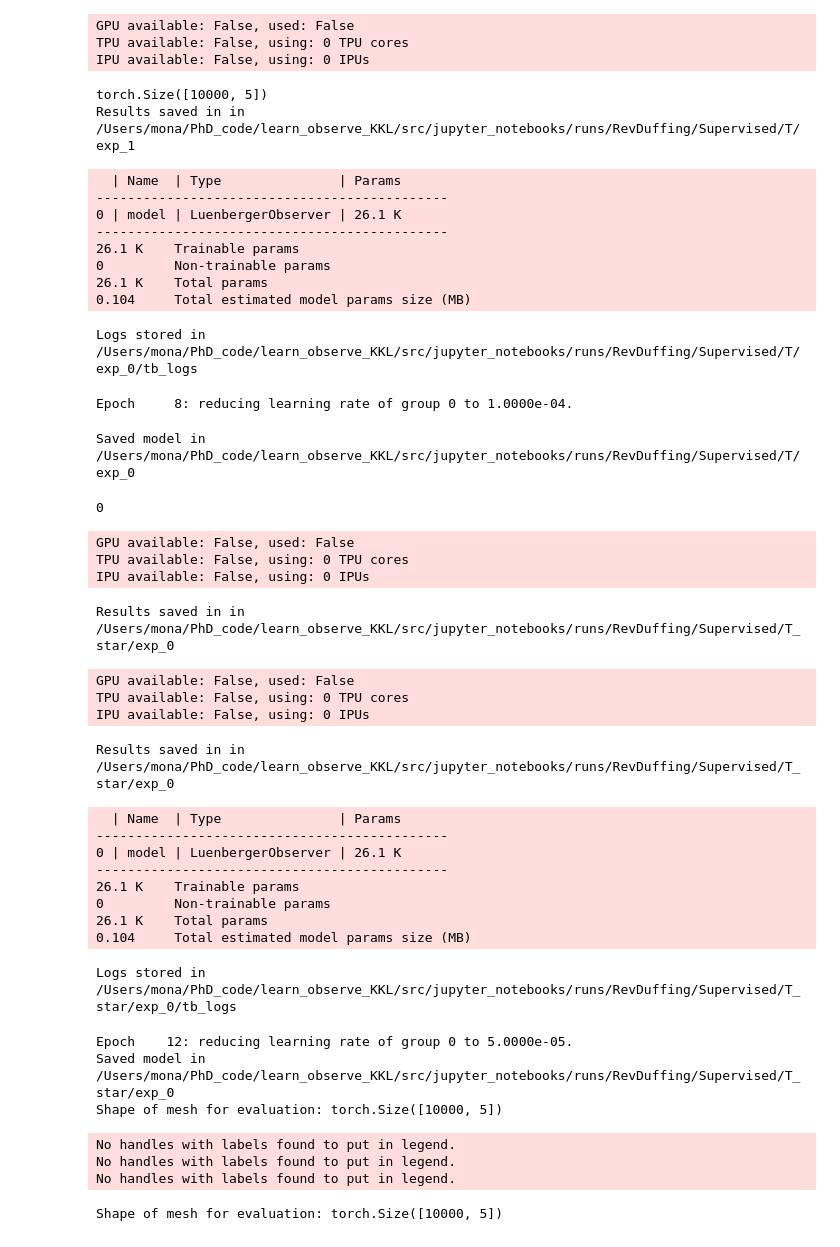
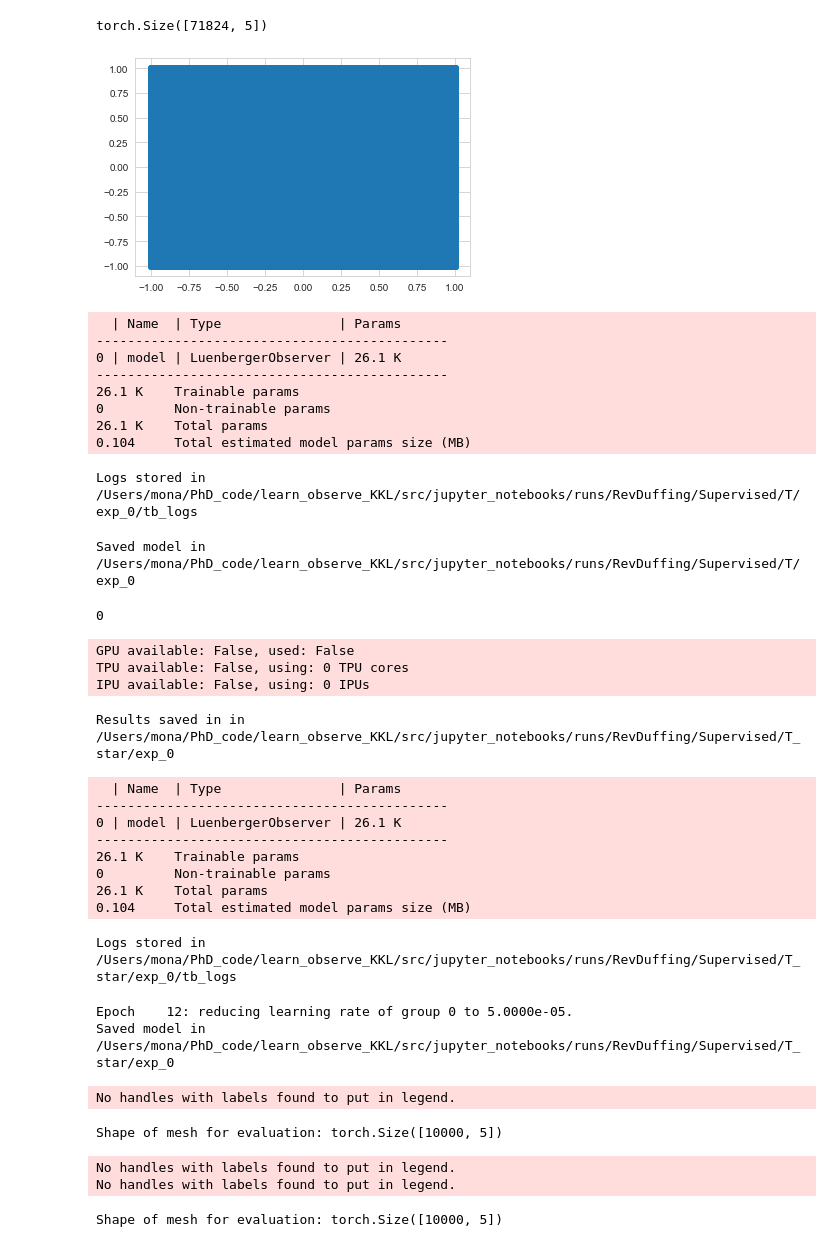
Before and after one commit to Centre-automatique-et-systemes/learn_observe_KKL, a Jupyter notebook: jupyter_notebooks/2_tut_supervised_duffing.ipynb, the cells around one changed output. Saved outputs shown, nothing was run; the diff lists cells and outputs as text; code cells hidden in the pictures.

```diff
--- a/jupyter_notebooks/2_tut_supervised_duffing.ipynb
+++ b/jupyter_notebooks/2_tut_supervised_duffing.ipynb
@@ -23,42 +23,41 @@ sb.set_style('whitegrid')
 system = RevDuffing()
 # %%
 # Instantiate the observer
-observer = LuenbergerObserver(dim_x=2, dim_y=1, method='Supervised', wc=0.5,
+# D = torch.diag_embed(torch.tensor([-0.9370, -0.9370, -1.1832]))
+observer = LuenbergerObserver(dim_x=2, dim_y=1, method='Supervised', wc=0.2,
                               recon_lambda=0.8)
 observer.set_dynamics(system)
 # Generate (x_i, z_i) data by running system backward, then system + observer
 # forward in time
-data = observer.generate_data_svl(np.array([[-1, 1.], [-1., 1.]]), 10000)
+data = observer.generate_data_svl(np.array([[-1, 1.], [-1., 1.]]), 72000,
+                                  method='uniform')
 print(data.shape)
 data, val_data = train_test_split(data, test_size=0.3, shuffle=True)
 
 # Train the forward transformation using pytorch-lightning and the learner class
 # Options for training
 trainer_options={'max_epochs': 15}
 optimizer_options = {'weight_decay': 1e-6}
 scheduler_options = {'mode': 'min', 'factor': 0.1, 'patience': 3,
                      'threshold': 1e-4, 'verbose': True}
 stopper = pl.callbacks.early_stopping.EarlyStopping(
     monitor='val_loss', min_delta=5e-4, patience=3, verbose=False, mode='min')
 # Instantiate learner
 learner_T = Learner(observer=observer, system=system, training_data=data,
                     validation_data=val_data, method='T', batch_size=10,
                     lr=1e-3, optimizer=optim.Adam,
                     optimizer_options=optimizer_options,
                     scheduler=optim.lr_scheduler.ReduceLROnPlateau,
                     scheduler_options=scheduler_options)
 # Define logger and checkpointing
 logger = TensorBoardLogger(save_dir=learner_T.results_folder + '/tb_logs')
 checkpoint_callback = ModelCheckpoint(monitor='val_loss')
 trainer = pl.Trainer(
     callbacks=[stopper, checkpoint_callback], **trainer_options, logger=logger,
     log_every_n_steps=1, check_val_every_n_epoch=3)
 # %% [output]
-GPU available: False, used: False
-TPU available: False, using: 0 TPU cores
-IPU available: False, using: 0 IPUs
+torch.Size([71824, 5])
-torch.Size([10000, 5])
-Results saved in in /Users/mona/PhD_code/learn_observe_KKL/src/jupyter_notebooks/runs/RevDuffing/Supervised/T/exp_1
+[figure, added]
 # %%
 # To see logger in tensorboard, copy the following output name_of_folder
 print(f'Logs stored in {learner_T.results_folder}/tb_logs')
@@ -81,9 +80,8 @@ learner_T.save_results(limits=np.array([[-1, 1.], [-1., 1.], [-1., 1.]]),
 26.1 K    Total params
 0.104     Total estimated model params size (MB)
 Logs stored in /Users/mona/PhD_code/learn_observe_KKL/src/jupyter_notebooks/runs/RevDuffing/Supervised/T/exp_0/tb_logs
-Epoch     8: reducing learning rate of group 0 to 1.0000e-04.
+Saved model in /Users/mona/PhD_code/learn_observe_KKL/src/jupyter_notebooks/runs/RevDuffing/Supervised/T/exp_0
-Saved model in /Users/mona/PhD_code/learn_observe_KKL/src/jupyter_notebooks/runs/RevDuffing/Supervised/T/exp_0
+0
-0
 # %%
 # Train the inverse transformation using pytorch-lightning and the learner class
 # Options for training
@@ -111,10 +109,6 @@ GPU available: False, used: False
 TPU available: False, using: 0 TPU cores
 IPU available: False, using: 0 IPUs
 Results saved in in /Users/mona/PhD_code/learn_observe_KKL/src/jupyter_notebooks/runs/RevDuffing/Supervised/T_star/exp_0
-GPU available: False, used: False
-TPU available: False, using: 0 TPU cores
-IPU available: False, using: 0 IPUs
-Results saved in in /Users/mona/PhD_code/learn_observe_KKL/src/jupyter_notebooks/runs/RevDuffing/Supervised/T_star/exp_0
 # %%
 # To see logger in tensorboard, copy the following output name_of_folder
 print(f'Logs stored in {learner_T_star.results_folder}/tb_logs')
@@ -139,10 +133,10 @@ learner_T_star.save_results(limits=np.array([[-1, 1.], [-1., 1.]]),
 Logs stored in /Users/mona/PhD_code/learn_observe_KKL/src/jupyter_notebooks/runs/RevDuffing/Supervised/T_star/exp_0/tb_logs
 Epoch    12: reducing learning rate of group 0 to 5.0000e-05.
 Saved model in /Users/mona/PhD_code/learn_observe_KKL/src/jupyter_notebooks/runs/RevDuffing/Supervised/T_star/exp_0
-Shape of mesh for evaluation: torch.Size([10000, 5])
 No handles with labels found to put in legend.
-No handles with labels found to put in legend.
-No handles with labels found to put in legend.
+Shape of mesh for evaluation: torch.Size([10000, 5])
+No handles with labels found to put in legend.
+No handles with labels found to put in legend.
 # %%
 # Compute new metrics from loaded model
 import dill as pkl
```
Also changed, not shown: parts of 1 cell of this notebook, 6 other files.
